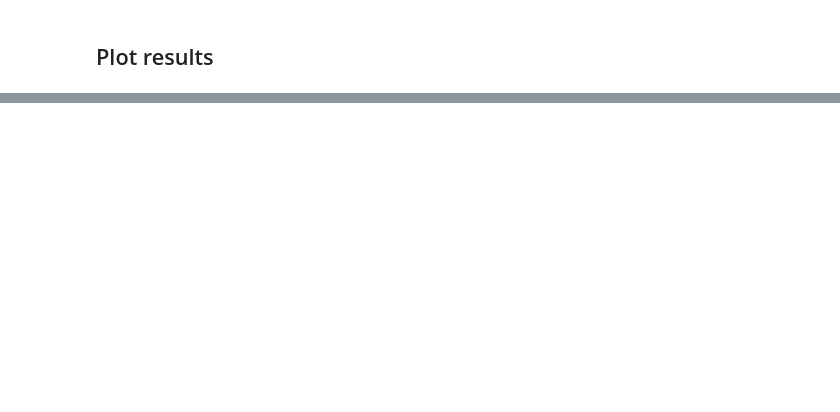
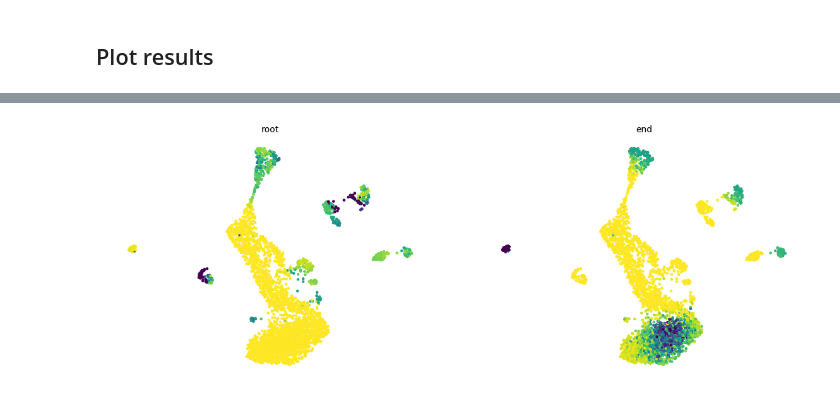
Before and after one commit to theislab/scvelo_notebooks, a Jupyter notebook: DentateGyrus.ipynb, the cells around one changed output, grey strips where cells are left out. Cells and saved outputs as stored; diff of their text form; code cells hidden in the pictures; blank space fills up the shorter version.

```diff
--- a/DentateGyrus.ipynb
+++ b/DentateGyrus.ipynb
@@ -135,0 +128,4 @@ pl.show()
+# %%
+scv.pl.scatter(adata, basis='umap', color=['root', 'end'], perc=[2,98])
+# %% [output]
+[figure, added]
```
Also changed, not shown: parts of 21 cells of this notebook, 1 other file.
